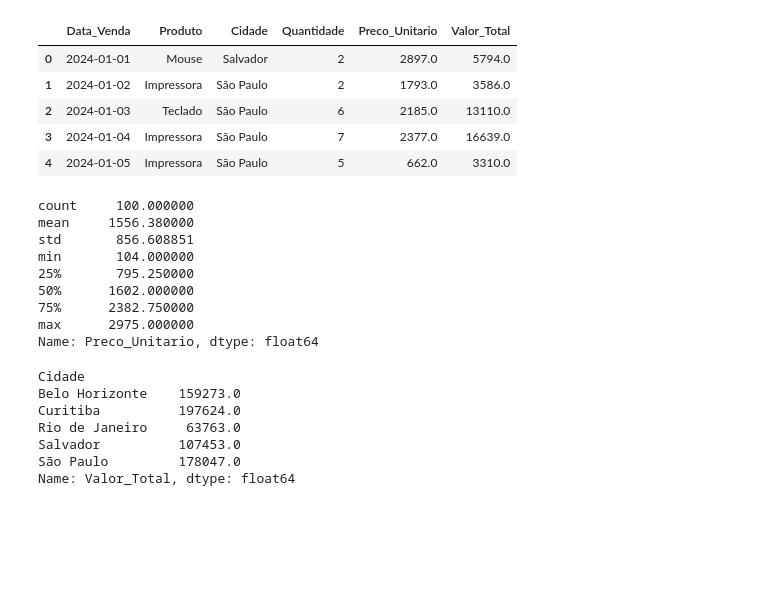
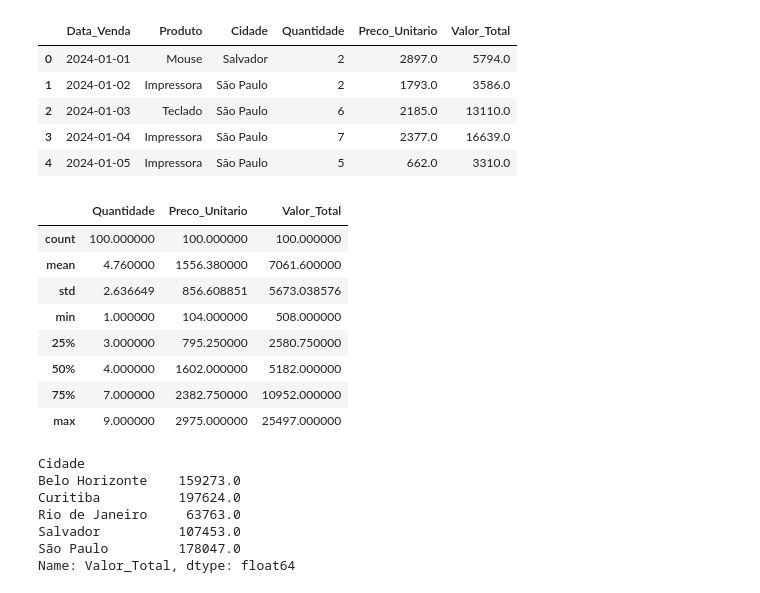
Before and after one commit to jailtonmonteiro/T-pico-03---An-lise-Explorat-ria-de-Dados--EDA-, a Jupyter notebook: notebooks/analise.ipynb, the cells around one changed output. Cells and saved outputs as stored; diff of their text form; code cells hidden in the pictures; blank space fills up the shorter version.

```diff
--- a/notebooks/analise.ipynb
+++ b/notebooks/analise.ipynb
@@ -51,17 +51,17 @@ df.head()
 | 3 | 2024-01-04 | Impressora | São Paulo | 7 | 2377.0 | 16639.0 |
 | 4 | 2024-01-05 | Impressora | São Paulo | 5 | 662.0 | 3310.0 |
 # %%
-df['Preco_Unitario'].describe()
+df.describe()
 # %% [output]
-count     100.000000
-mean     1556.380000
-std       856.608851
-min       104.000000
-25%       795.250000
-50%      1602.000000
-75%      2382.750000
-max      2975.000000
-Name: Preco_Unitario, dtype: float64
+|  | Quantidade | Preco_Unitario | Valor_Total |
+| count | 100.000000 | 100.000000 | 100.000000 |
+| mean | 4.760000 | 1556.380000 | 7061.600000 |
+| std | 2.636649 | 856.608851 | 5673.038576 |
+| min | 1.000000 | 104.000000 | 508.000000 |
+| 25% | 3.000000 | 795.250000 | 2580.750000 |
+| 50% | 4.000000 | 1602.000000 | 5182.000000 |
+| 75% | 7.000000 | 2382.750000 | 10952.000000 |
+| max | 9.000000 | 2975.000000 | 25497.000000 |
 # %%
 df.groupby('Cidade')['Valor_Total'].sum()
 # %% [output]
```
Also changed, not shown: parts of 4 cells of this notebook.
